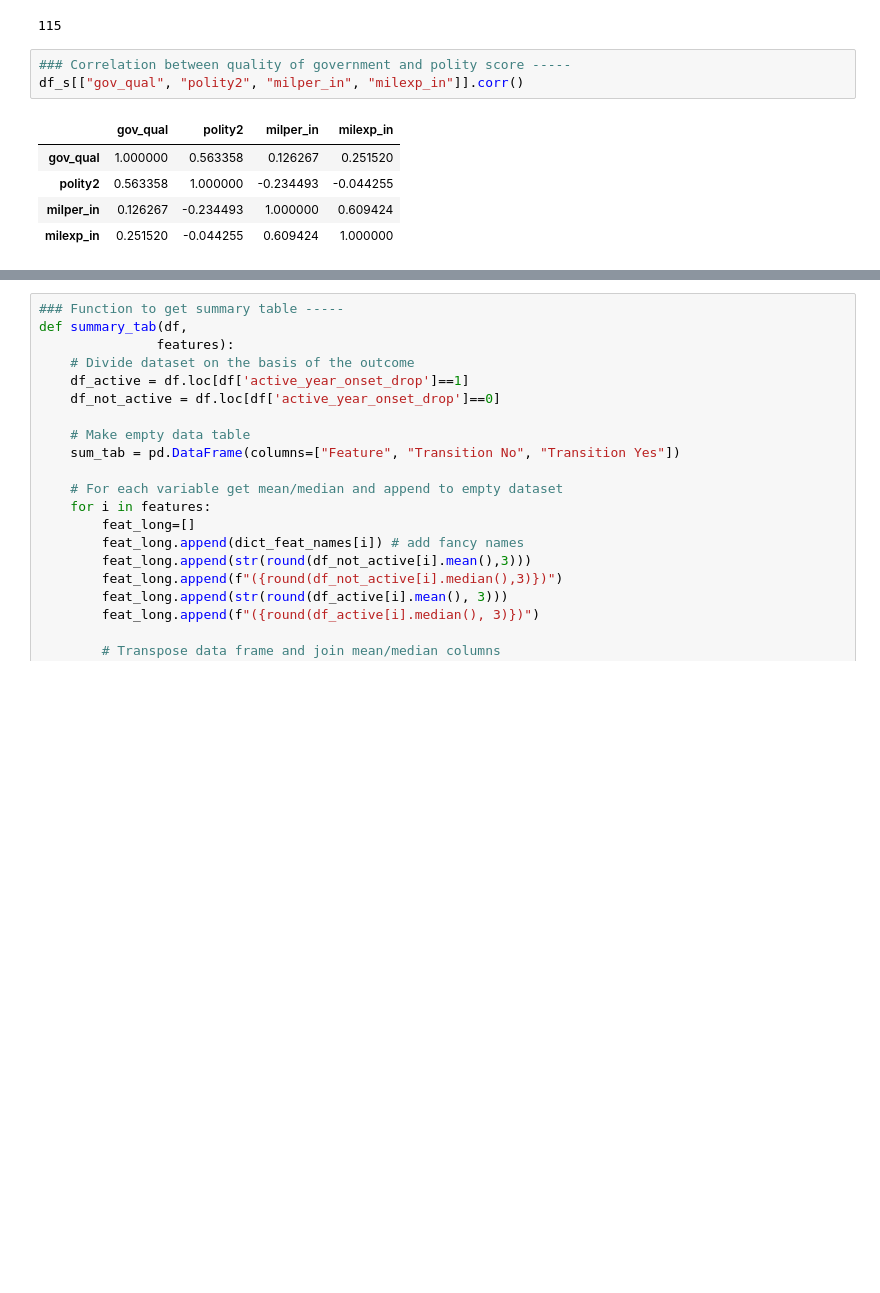
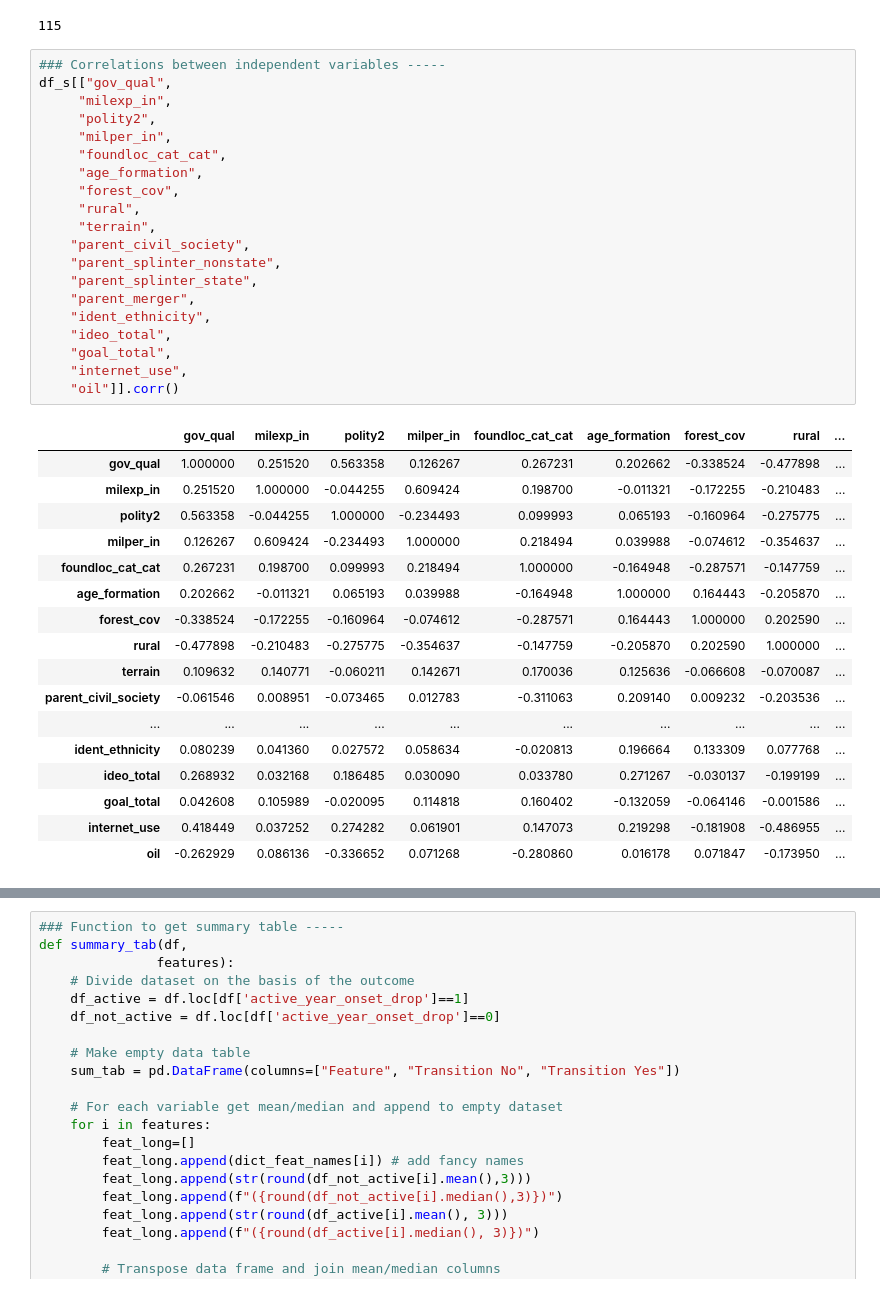
Before and after one commit to frankiiii/master_thesis, a Jupyter notebook: 08_desciptive_analysis.ipynb, the cells around one changed output, grey strips where cells are left out. Cells and saved outputs as stored; diff of their text form; blank space fills up the shorter version.

```diff
--- a/08_desciptive_analysis.ipynb
+++ b/08_desciptive_analysis.ipynb
@@ -350,15 +350,44 @@ repeat_s["active_year_onset_drop"].sum() - len(repeat_s)
 # 115 out of 336 onsets are repeated ones
 # %% [output]
 115
-# %%
-### Correlation between quality of government and polity score -----
-df_s[["gov_qual", "polity2", "milper_in", "milexp_in"]].corr()
-# %% [output]
-|  | gov_qual | polity2 | milper_in | milexp_in |
-| gov_qual | 1.000000 | 0.563358 | 0.126267 | 0.251520 |
-| polity2 | 0.563358 | 1.000000 | -0.234493 | -0.044255 |
-| milper_in | 0.126267 | -0.234493 | 1.000000 | 0.609424 |
-| milexp_in | 0.251520 | -0.044255 | 0.609424 | 1.000000 |
+# %%
+### Correlations between independent variables -----
+df_s[["gov_qual",
+     "milexp_in",
+     "polity2",
+     "milper_in",
+     "foundloc_cat_cat",
+     "age_formation",
+     "forest_cov",
+     "rural",
+     "terrain",
+    "parent_civil_society",
+    "parent_splinter_nonstate",
+    "parent_splinter_state",
+    "parent_merger",
+    "ident_ethnicity",
+    "ideo_total",
+    "goal_total",
+    "internet_use",
+    "oil"]].corr()
+# %% [output]
+|  | gov_qual | milexp_in | polity2 | milper_in | foundloc_cat_cat | age_formation | forest_cov | rural | ... |
+| gov_qual | 1.000000 | 0.251520 | 0.563358 | 0.126267 | 0.267231 | 0.202662 | -0.338524 | -0.477898 | ... |
+| milexp_in | 0.251520 | 1.000000 | -0.044255 | 0.609424 | 0.198700 | -0.011321 | -0.172255 | -0.210483 | ... |
+| polity2 | 0.563358 | -0.044255 | 1.000000 | -0.234493 | 0.099993 | 0.065193 | -0.160964 | -0.275775 | ... |
+| milper_in | 0.126267 | 0.609424 | -0.234493 | 1.000000 | 0.218494 | 0.039988 | -0.074612 | -0.354637 | ... |
+| foundloc_cat_cat | 0.267231 | 0.198700 | 0.099993 | 0.218494 | 1.000000 | -0.164948 | -0.287571 | -0.147759 | ... |
+| age_formation | 0.202662 | -0.011321 | 0.065193 | 0.039988 | -0.164948 | 1.000000 | 0.164443 | -0.205870 | ... |
+| forest_cov | -0.338524 | -0.172255 | -0.160964 | -0.074612 | -0.287571 | 0.164443 | 1.000000 | 0.202590 | ... |
+| rural | -0.477898 | -0.210483 | -0.275775 | -0.354637 | -0.147759 | -0.205870 | 0.202590 | 1.000000 | ... |
+| terrain | 0.109632 | 0.140771 | -0.060211 | 0.142671 | 0.170036 | 0.125636 | -0.066608 | -0.070087 | ... |
+| parent_civil_society | -0.061546 | 0.008951 | -0.073465 | 0.012783 | -0.311063 | 0.209140 | 0.009232 | -0.203536 | ... |
+| ... | ... | ... | ... | ... | ... | ... | ... | ... | ... |
+| ident_ethnicity | 0.080239 | 0.041360 | 0.027572 | 0.058634 | -0.020813 | 0.196664 | 0.133309 | 0.077768 | ... |
+| ideo_total | 0.268932 | 0.032168 | 0.186485 | 0.030090 | 0.033780 | 0.271267 | -0.030137 | -0.199199 | ... |
+| goal_total | 0.042608 | 0.105989 | -0.020095 | 0.114818 | 0.160402 | -0.132059 | -0.064146 | -0.001586 | ... |
+| internet_use | 0.418449 | 0.037252 | 0.274282 | 0.061901 | 0.147073 | 0.219298 | -0.181908 | -0.486955 | ... |
+| oil | -0.262929 | 0.086136 | -0.336652 | 0.071268 | -0.280860 | 0.016178 | 0.071847 | -0.173950 | ... |
 # %%
 ### Plot proportion of onset variable (drop version) (yes/no) over time  ------
 
```
Also changed, not shown: parts of 18 cells of this notebook.
